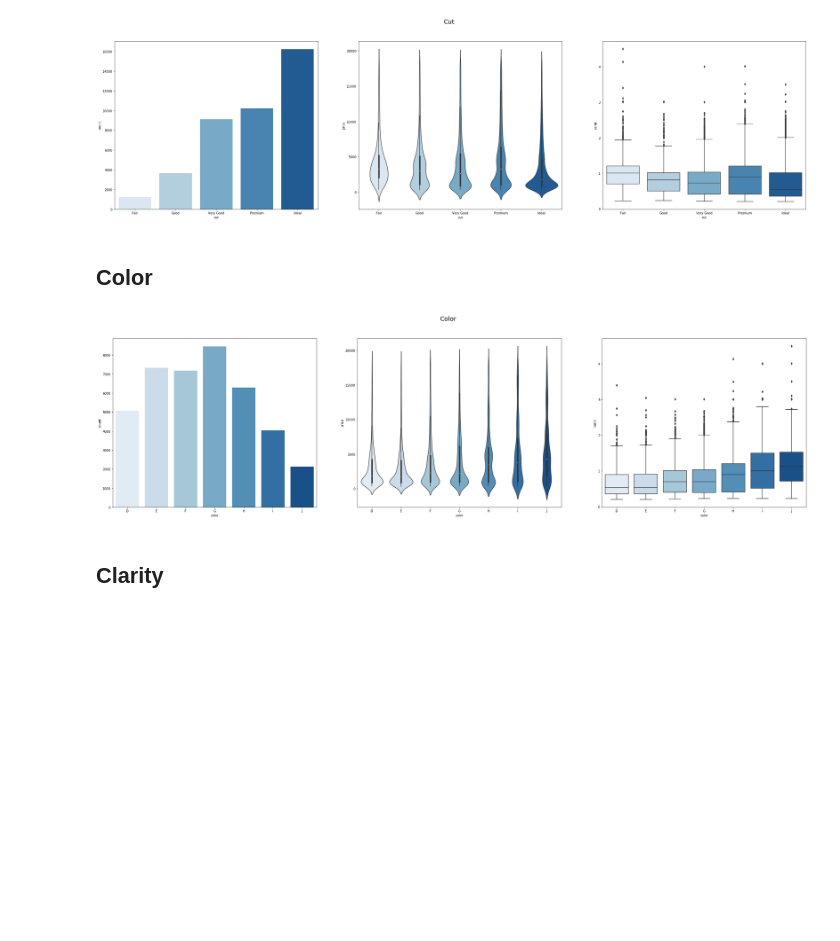
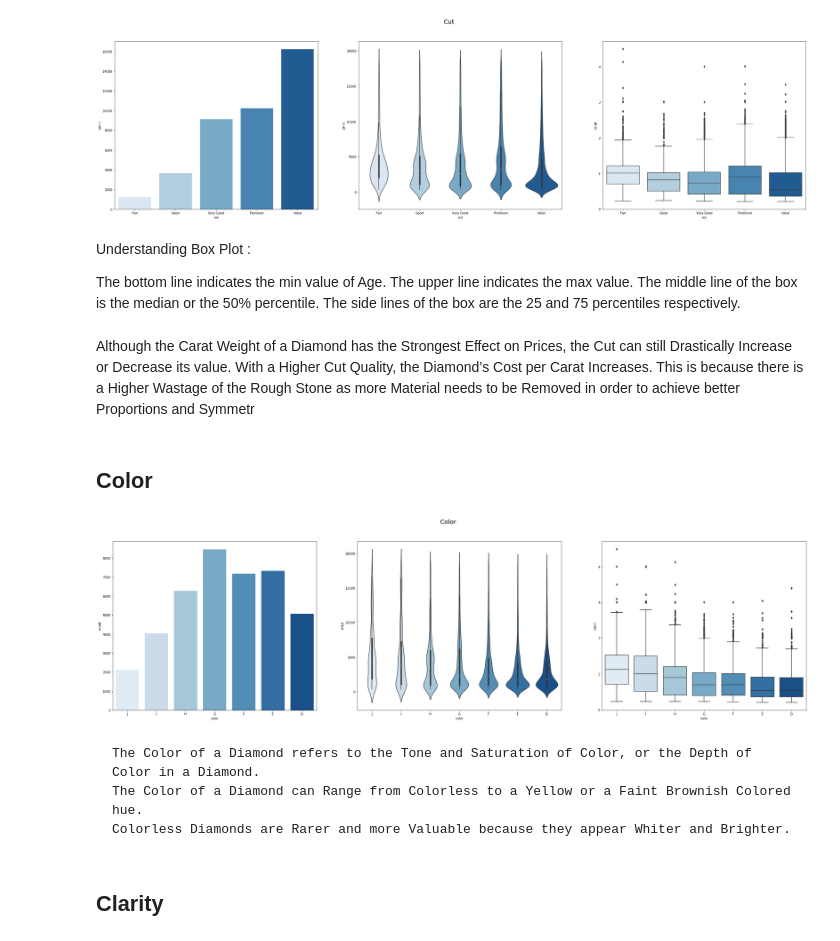
Before and after one commit to Pvillamanario/diamond_EDA, a Jupyter notebook: notebooks/Diamonds_EDA.ipynb, the cells around one changed output. Drawn from its saved outputs; the diff is of its cells as text; code cells hidden in the pictures; blank space fills up the shorter version.

```diff
--- a/notebooks/Diamonds_EDA.ipynb
+++ b/notebooks/Diamonds_EDA.ipynb
@@ -90,6 +92,10 @@ y_filter = data['y']==0
 z_filter = data['z']==0
 
 data.drop(data[(x_filter | y_filter | z_filter)].index, inplace=True)
+# %%
+# Talking about brilliant cut diamonds, 58.9 as max value for y does not have any sense.
+data[data['volume']==data['volume'].max()]
+data.drop(14708, inplace=True)
 # %%
 data.describe()
 # %% [output]
@@ -148,4 +130,17 @@ sns.boxplot(data= data, ax=axes[2], x='cut', y='carat', palette='Blues', order=c
 # %% [output]
 [figure]
+# %% [markdown]
+
+
+Understanding Box Plot :
+
+The bottom line indicates the min value of Age.
+The upper line indicates the max value.
+The middle line of the box is the median or the 50% percentile.
+The side lines of the box are the 25 and 75 percentiles respectively.
+# %% [markdown]
+Although the Carat Weight of a Diamond has the Strongest Effect on Prices, the Cut can still Drastically Increase or Decrease its value.
+With a Higher Cut Quality, the Diamond’s Cost per Carat Increases.
+This is because there is a Higher Wastage of the Rough Stone as more Material needs to be Removed in order to achieve better Proportions and Symmetr
 # %% [markdown]
 ## Color
@@ -154,12 +147,19 @@ col_order = ['D', 'E', 'F', 'G', 'H', 'I', 'J']
+# %%
+color_order = ['J', 'I', 'H', 'G', 'F', 'E', 'D']
 # %%
 fig, axes = plt.subplots(ncols=3, nrows =1, figsize = (40,10))
 fig.suptitle('Color', fontsize= 20)
 
-sns.countplot(data=data, ax=axes[0], x='color', palette='Blues', order=col_order)
-sns.violinplot(data=data, ax=axes[1],x='color', y='price', palette='Blues', order=col_order)
-sns.boxplot(data= data, ax=axes[2], x='color', y='carat', palette='Blues', order=col_order);
+sns.countplot(data=data, ax=axes[0], x='color', palette='Blues', order=color_order)
+sns.violinplot(data=data, ax=axes[1],x='color', y='price', palette='Blues', order=color_order)
+sns.boxplot(data= data, ax=axes[2], x='color', y='carat', palette='Blues', order=color_order);
 # %% [output]
-[figure, old version]
+[figure, new version]
+# %% [markdown]
+
+    The Color of a Diamond refers to the Tone and Saturation of Color, or the Depth of Color in a Diamond.
+    The Color of a Diamond can Range from Colorless to a Yellow or a Faint Brownish Colored hue.
+    Colorless Diamonds are Rarer and more Valuable because they appear Whiter and Brighter.
 # %% [markdown]
 ## Clarity
 # %%
```
Also changed, not shown: parts of 27 cells of this notebook, 1 other file.
